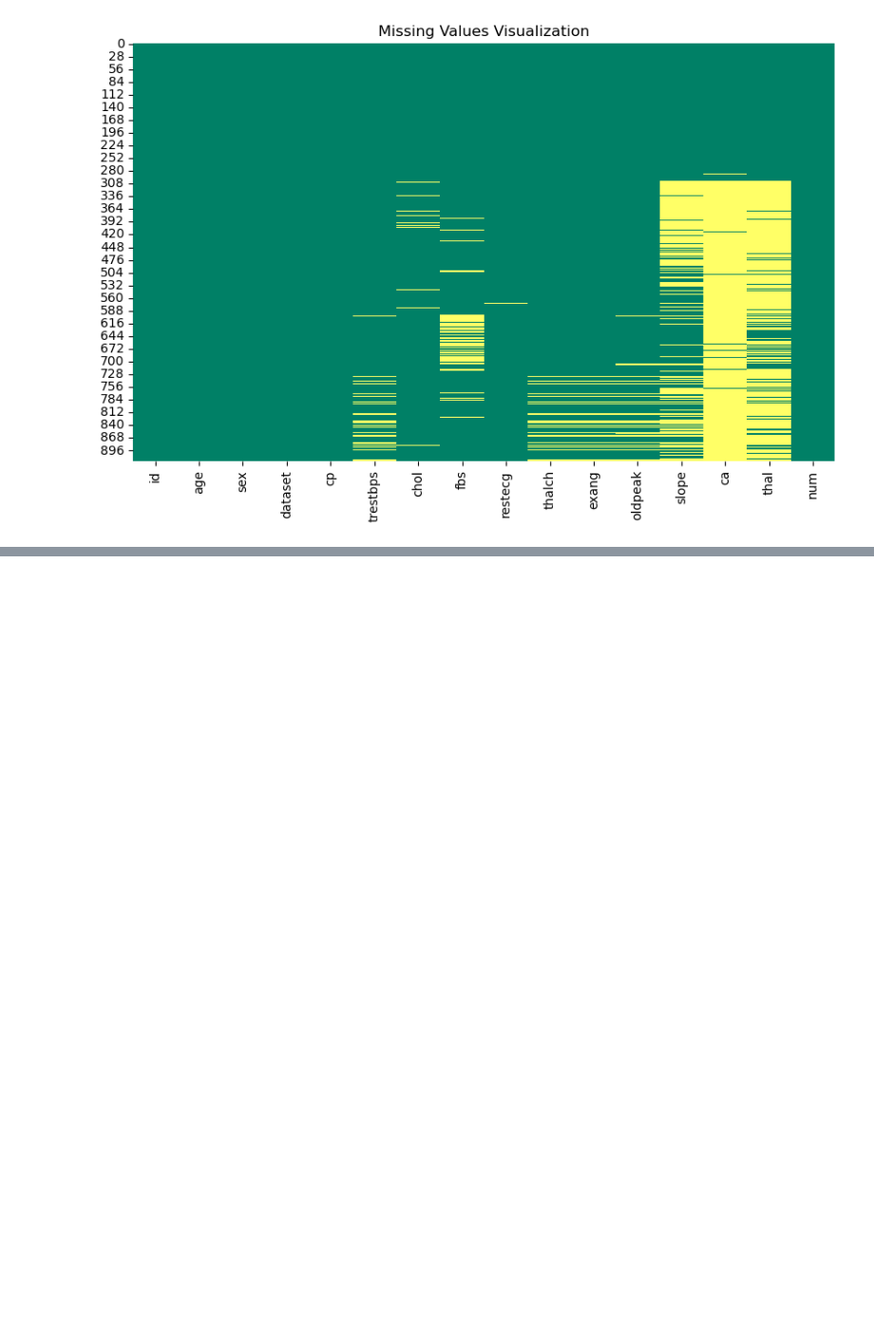
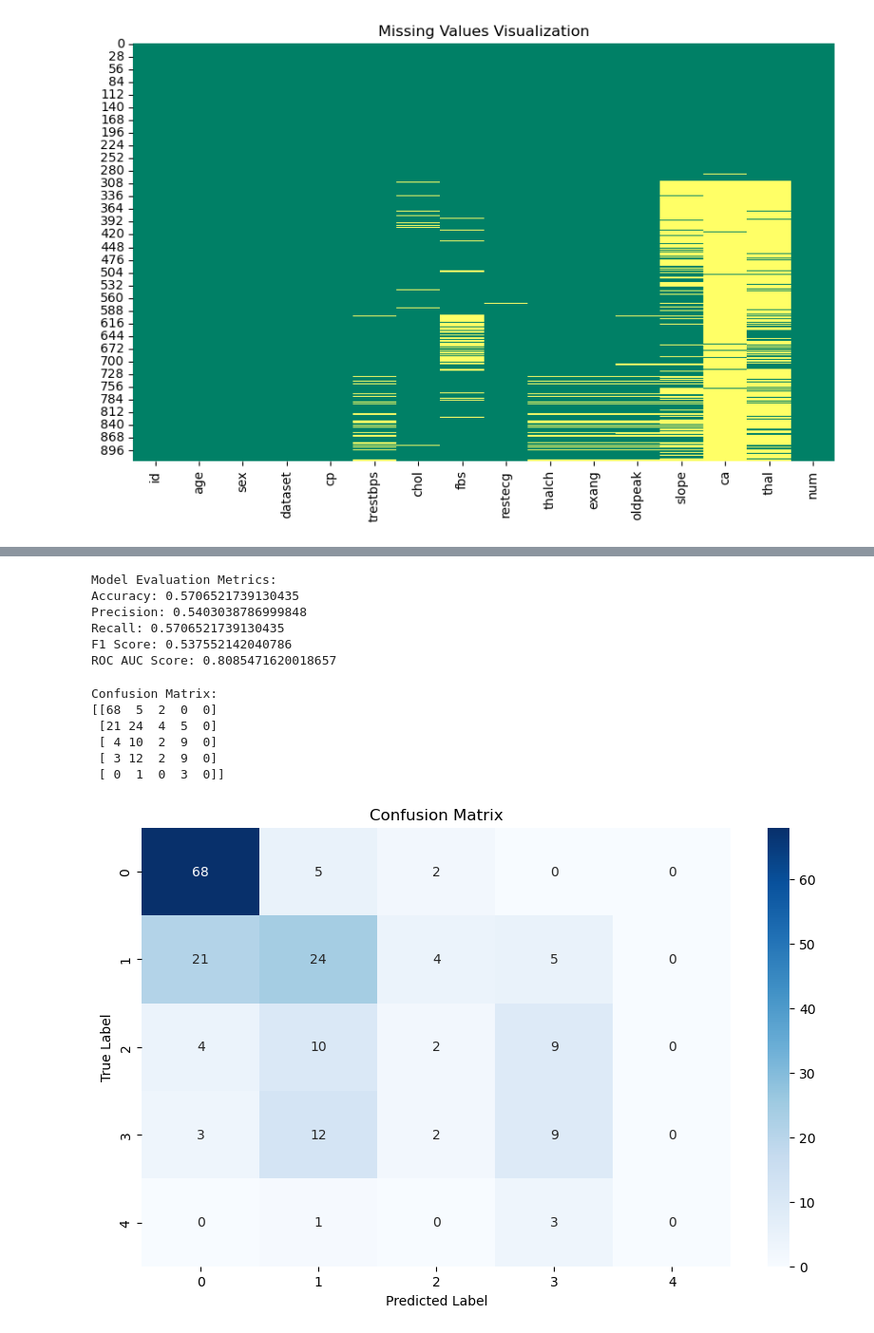
Before and after one commit to ShimaSafaeiK/Prediction-Research_Cardiovascular-Disease-Risk, a Jupyter notebook: Project.Predicting Cardiovascular Disease Risk.ipynb, the cells around one changed output, grey strips where cells are left out. Shown: that part at 95% size. Cells and saved outputs as stored; diff of their text form; code cells hidden in the pictures; blank space fills up the shorter version.

```diff
--- a/Project.Predicting Cardiovascular Disease Risk.ipynb
+++ b/Project.Predicting Cardiovascular Disease Risk.ipynb
@@ -252,0 +326,13 @@ ValueError: Target scores need to be probabilities for multiclass roc_auc, i.e.
+# %%
+# Step 12: Update Neural Network Model for Multi-Class Classification (Revised)
+model = Sequential()
+model.add(Input(shape=(X_train.shape[1],)))
+model.add(Dense(128, activation='relu'))  # Reduce number of units to prevent overfitting
+model.add(BatchNormalization())
+model.add(Dropout(0.3))
+model.add(Dense(64, activation='relu'))
+model.add(Dense(5, activation='softmax'))  # Multi-class classification
+
+# Compile the model with appropriate loss function for multi-class classification
+model.compile(optimizer=Adam(learning_rate=0.001), loss='sparse_categorical_crossentropy', metrics=['accuracy'])
+print("\nModel Updated and Compiled for Multi-Class Classification (Revised)")
@@ -252,0 +341,15 @@ ValueError: Target scores need to be probabilities for multiclass roc_auc, i.e.
+# %%
+# Step 13: Train the Model without Class Weights to Avoid Key Error
+# Callbacks for early stopping and learning rate adjustment
+early_stopping = EarlyStopping(monitor='val_loss', patience=10, restore_best_weights=True)
+reduce_lr = ReduceLROnPlateau(monitor='val_loss', factor=0.2, patience=5, min_lr=1e-6)
+
+history = model.fit(
+    X_train, y_train,
+    epochs=200,
+    batch_size=16,
+    validation_data=(X_test, y_test),
+    callbacks=[early_stopping, reduce_lr],
+    verbose=1
+)
+print("\nModel Training Completed")
@@ -252,0 +383,5 @@ ValueError: Target scores need to be probabilities for multiclass roc_auc, i.e.
+# %%
+# Step 15: Make Predictions
+# Predict on the test set
+y_pred_prob = model.predict(X_test)
+y_pred = np.argmax(y_pred_prob, axis=1)  # Get the class with highest probability
@@ -252,0 +390,42 @@ ValueError: Target scores need to be probabilities for multiclass roc_auc, i.e.
+# %%
+# Step 16: Model Evaluation Metrics
+# Calculate evaluation metrics
+accuracy = accuracy_score(y_test, y_pred)
+precision = precision_score(y_test, y_pred, average='weighted', zero_division=1)
+recall = recall_score(y_test, y_pred, average='weighted')
+f1 = f1_score(y_test, y_pred, average='weighted')
+roc_auc = roc_auc_score(y_test, y_pred_prob, multi_class='ovr')  # Use multi_class='ovr' for ROC AUC
+
+print("\nModel Evaluation Metrics:")
+print(f"Accuracy: {accuracy}")
+print(f"Precision: {precision}")
+print(f"Recall: {recall}")
+print(f"F1 Score: {f1}")
+print(f"ROC AUC Score: {roc_auc}")
+# %% [output]
+Model Evaluation Metrics:
+Accuracy: 0.5706521739130435
+Precision: 0.5403038786999848
+Recall: 0.5706521739130435
+F1 Score: 0.537552142040786
+ROC AUC Score: 0.8085471620018657
+# %%
+# Step 17: Confusion Matrix and Classification Report
+conf_matrix = confusion_matrix(y_test, y_pred)
+print("\nConfusion Matrix:")
+print(conf_matrix)
+# Plot the confusion matrix
+plt.figure(figsize=(10, 6))
+sns.heatmap(conf_matrix, annot=True, cmap='Blues', fmt='g')
+plt.title('Confusion Matrix')
+plt.xlabel('Predicted Label')
+plt.ylabel('True Label')
+plt.show()
+# %% [output]
+Confusion Matrix:
+[[68  5  2  0  0]
+ [21 24  4  5  0]
+ [ 4 10  2  9  0]
+ [ 3 12  2  9  0]
+ [ 0  1  0  3  0]]
+[figure, added]
```
Also changed, not shown: parts of 43 cells of this notebook.
